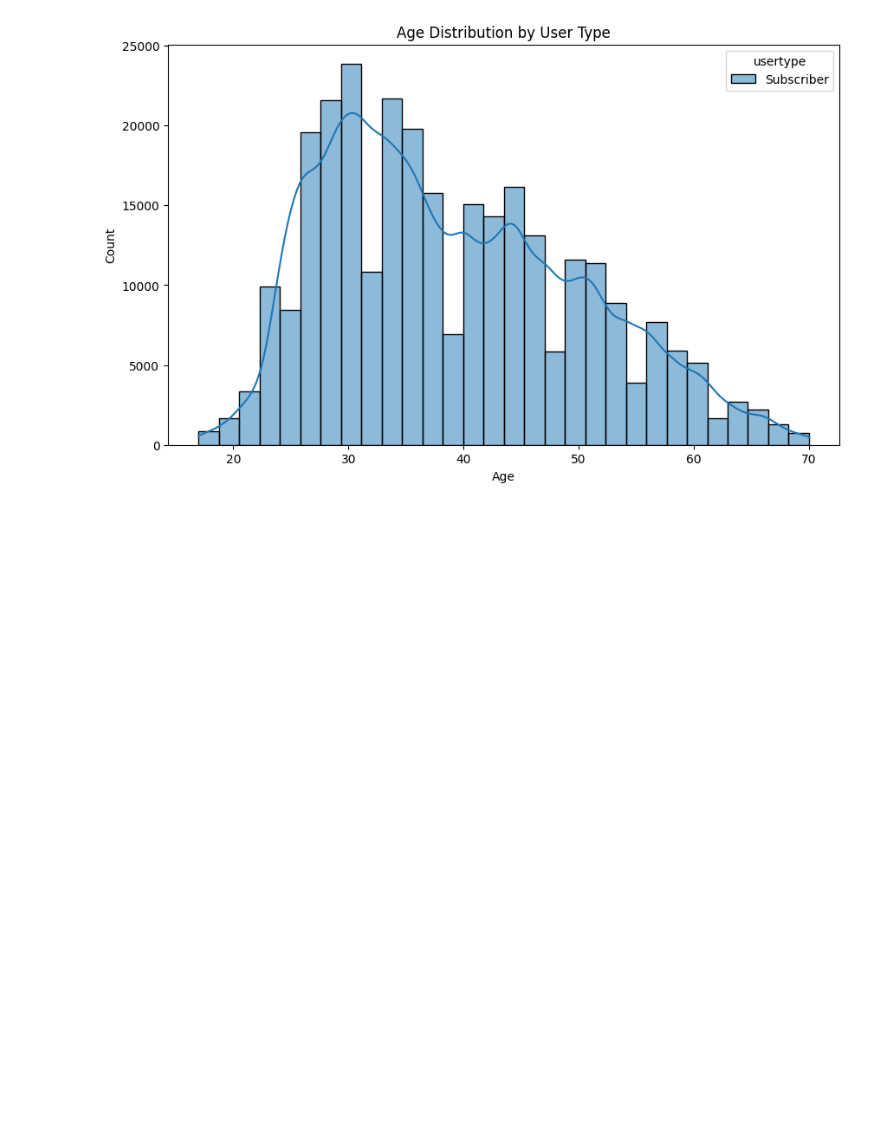
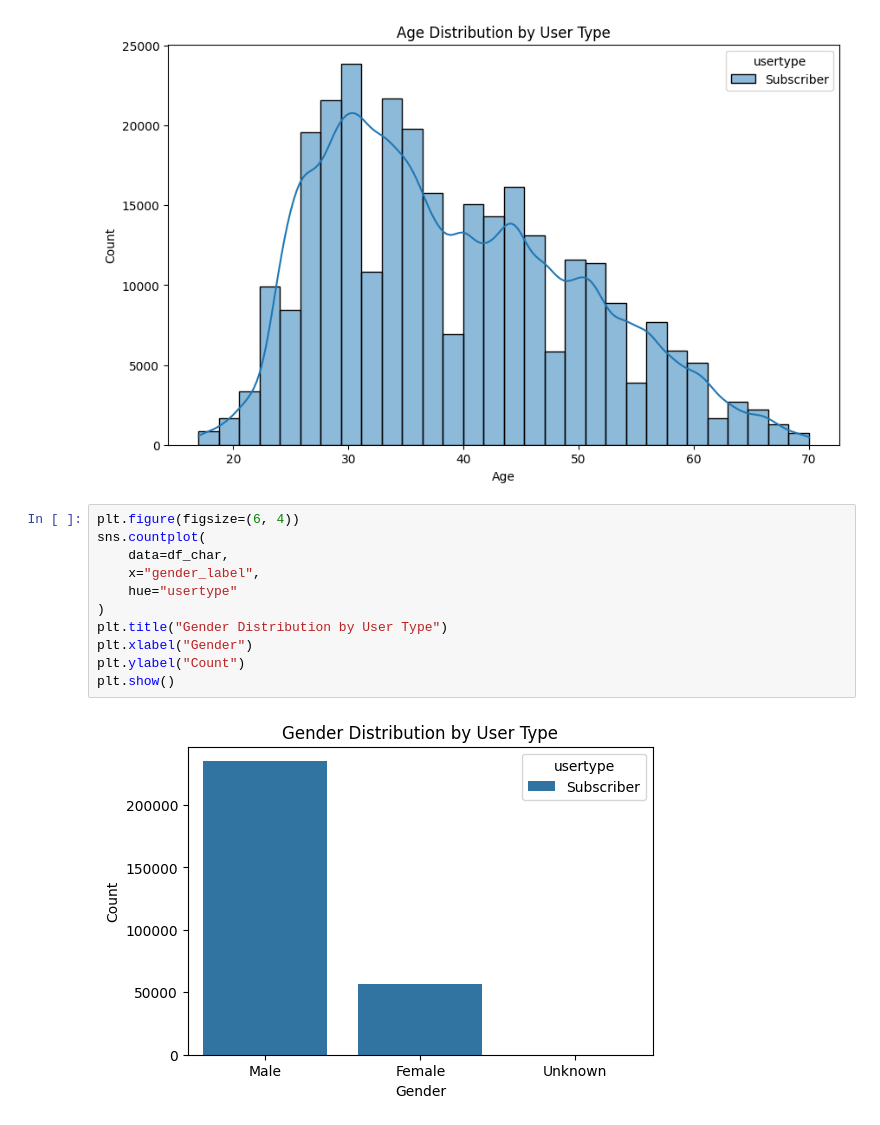
Before and after one commit to shinya-kg0/citibike-mlops, a Jupyter notebook: notebooks/2014/01_eda.ipynb, the cells around one changed output. Saved outputs shown, nothing was run; the diff lists cells and outputs as text; blank space fills up the shorter version.

Commit message:
Preprocessing data.

```diff
--- a/notebooks/2014/01_eda.ipynb
+++ b/notebooks/2014/01_eda.ipynb
@@ -541,3 +592,16 @@ plt.ylabel("Count")
 plt.show()
 # %% [output]
 [figure]
+# %%
+plt.figure(figsize=(6, 4))
+sns.countplot(
+    data=df_char,
+    x="gender_label",
+    hue="usertype"
+)
+plt.title("Gender Distribution by User Type")
+plt.xlabel("Gender")
+plt.ylabel("Count")
+plt.show()
+# %% [output]
+[figure, added]
```
Also changed, not shown: parts of 8 cells of this notebook, 2 other files.
